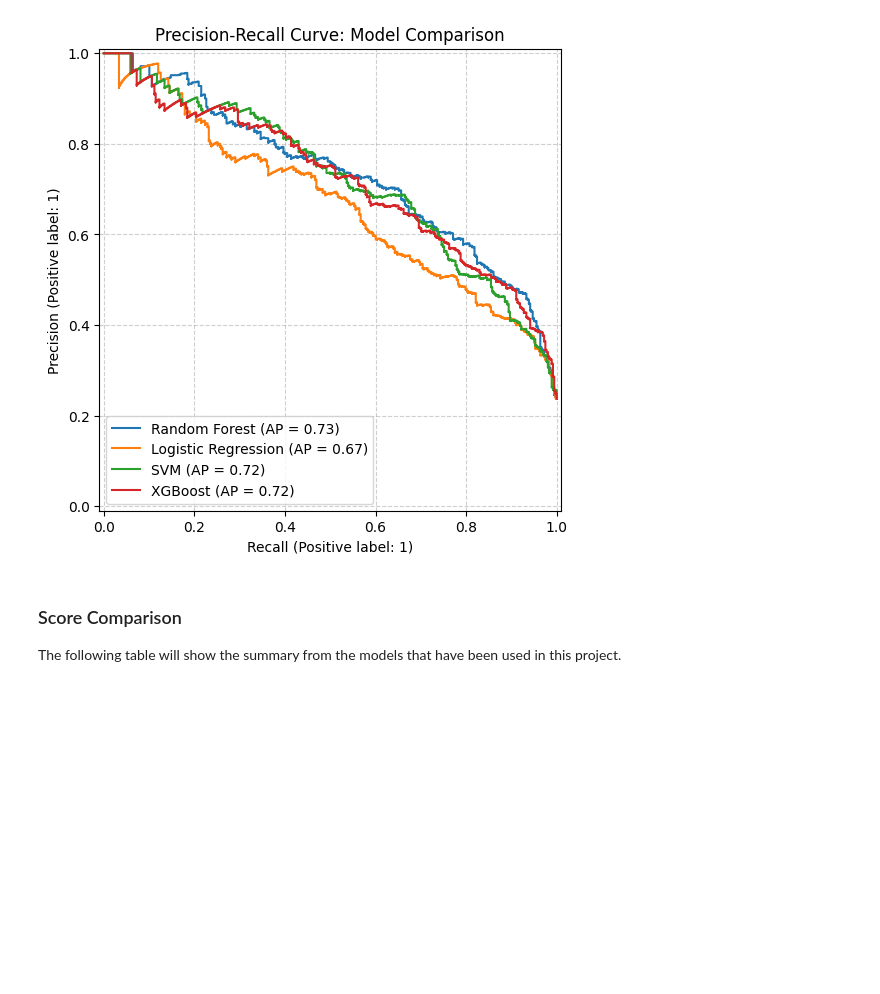
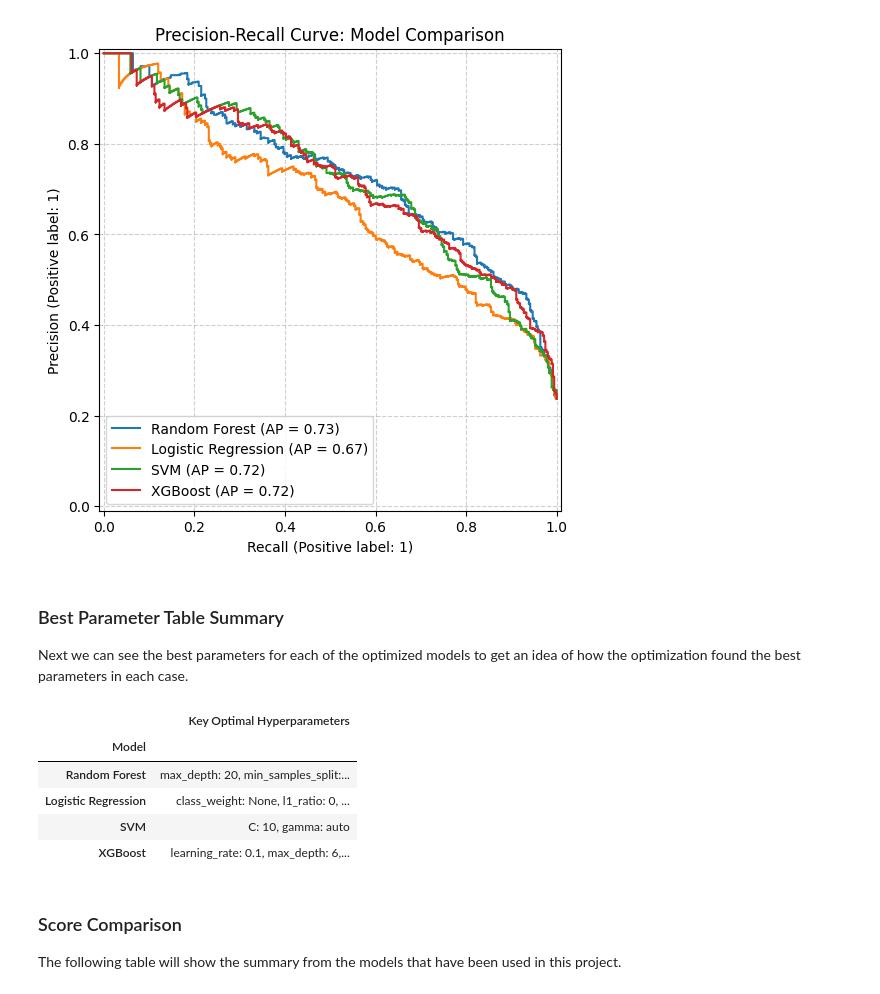
Before and after one commit to rcastro-ai/IBM-Data-Science-Professional-Certificate, a Jupyter notebook: 09-Machine-Learning-with-Python/rainfall-project/rainfall-prediction-model.ipynb, the cells around one changed output. Cells and saved outputs as stored; diff of their text form; code cells hidden in the pictures; blank space fills up the shorter version.

```diff
--- a/09-Machine-Learning-with-Python/rainfall-project/rainfall-prediction-model.ipynb
+++ b/09-Machine-Learning-with-Python/rainfall-project/rainfall-prediction-model.ipynb
@@ -536,0 +539,7 @@ weighted avg       0.84      0.84      0.83      1512
+# %%
+# Best Parameters for Random Forest
+
+clean_rf_params = {k.replace('classifier__', ''): v for k, v in grid_search_rf.best_params_.items()}
+formatted_rf_params = ", ".join([f"{k}: {v}" for k, v in clean_rf_params.items()])
+print("Random Forest Optimization Results:\n")
+print(f"Optimal Parameters: {formatted_rf_params}")
@@ -678,0 +694,7 @@ weighted avg       0.82      0.83      0.82      1512
+# %%
+# Best Parameters for Logistic Regression
+
+clean_lr_params = {k.replace('classifier__', ''): v for k, v in grid_search_lr.best_params_.items()}
+formatted_lr_params = ", ".join([f"{k}: {v}" for k, v in clean_lr_params.items()])
+print("Logistic Regression Optimization Results:\n")
+print(f"Optimal Parameters: {formatted_lr_params}")
@@ -754,0 +783,7 @@ weighted avg       0.83      0.84      0.83      1512
+# %%
+# Best Parameters for SVM
+
+clean_svm_params = {k.replace('classifier__', ''): v for k, v in grid_search_svm.best_params_.items()}
+formatted_svm_params = ", ".join([f"{k}: {v}" for k, v in clean_svm_params.items()])
+print("SVM Optimization Results:\n")
+print(f"Optimal Parameters: {formatted_svm_params}")
@@ -824,0 +866,7 @@ weighted avg       0.84      0.82      0.83      1512
+# %%
+# Best Parameters for XGBoost
+
+clean_xgb_params = {k.replace('classifier__', ''): v for k, v in grid_search_xgb.best_params_.items()}
+formatted_xgb_params = ", ".join([f"{k}: {v}" for k, v in clean_xgb_params.items()])
+print("XGBoost Optimization Results:\n")
+print(f"Optimal Parameters: {formatted_xgb_params}")
@@ -861,6 +913,31 @@ plt.grid(True, linestyle='--', alpha=0.6)
 plt.show()
 # %% [output]
 [figure]
+# %% [markdown]
+### Best Parameter Table Summary
+Next we can see the best parameters for each of the optimized models to get an idea of how the optimization found the best parameters in each case.
+# %%
+# Creating a param summary dictionary
+
+pd.set_option('display.max_colwidth', None)
+
+param_data = {
+    'Model': ['Random Forest', 'Logistic Regression', 'SVM', 'XGBoost'],
+    'Key Optimal Hyperparameters': [formatted_rf_params, formatted_lr_params, formatted_svm_params, formatted_xgb_params],
+}
+
+param_summary_df = pd.DataFrame(param_data)
+param_summary_df.set_index('Model', inplace=True)
+
+# Use this version to show it in GitHub
+param_summary_df
+# %% [output]
+|  | Key Optimal Hyperparameters |
+| Model |  |
+| Random Forest | max_depth: 20, min_samples_split:... |
+| Logistic Regression | class_weight: None, l1_ratio: 0, ... |
+| SVM | C: 10, gamma: auto |
+| XGBoost | learning_rate: 0.1, max_depth: 6,... |
 # %% [markdown]
 ### Score Comparison
 The following table will show the summary from the models that have been used in this project.
```
Also changed, not shown: parts of 11 cells of this notebook.
